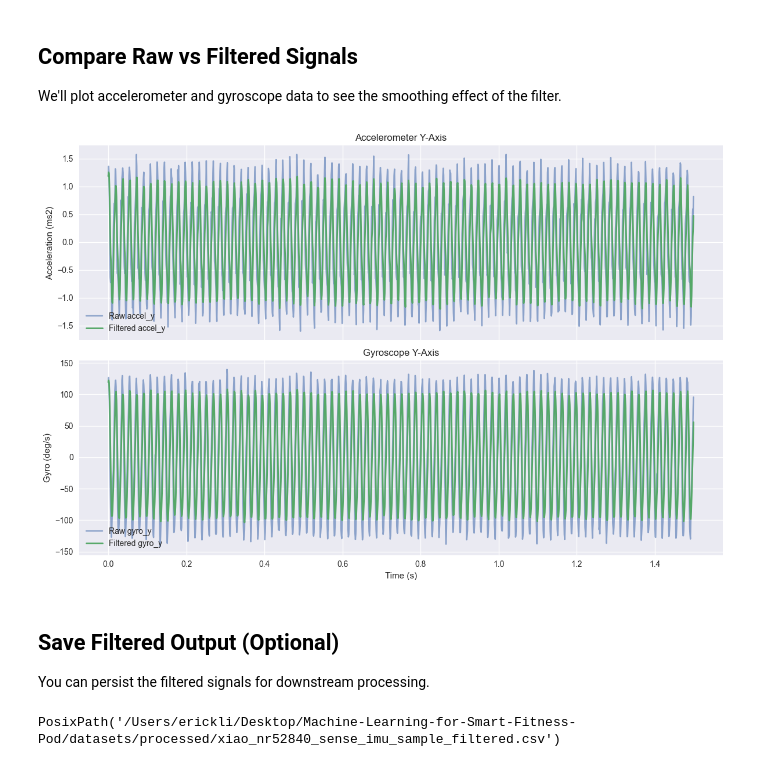
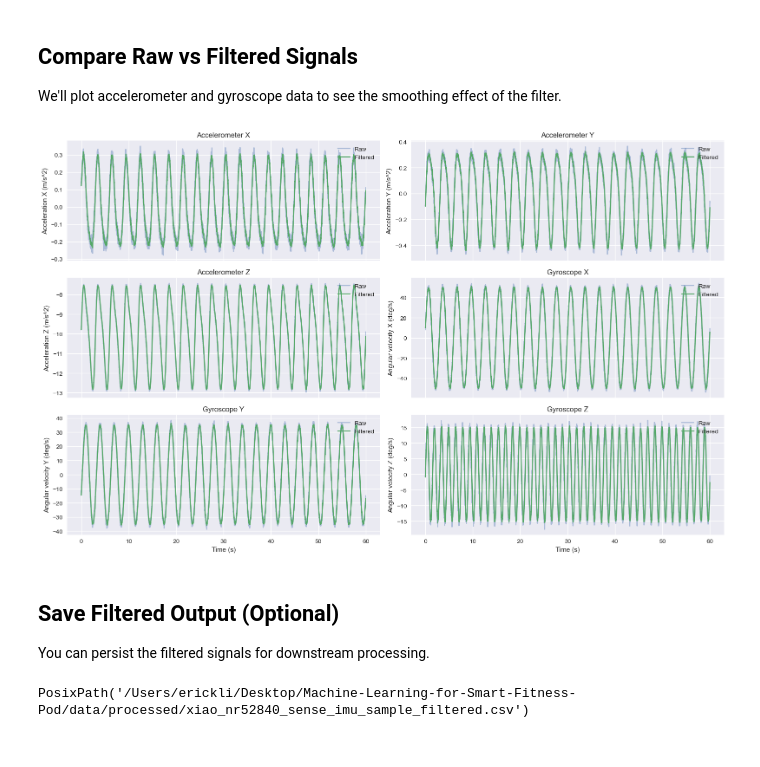
Before and after one commit to IceErick/Machine-Learning-for-Smart-Fitness-Pod, a Jupyter notebook: notebooks/LowPassFilter.ipynb, the cells around one changed output. Cells and saved outputs as stored; diff of their text form; code cells hidden in the pictures.

```diff
--- a/notebooks/LowPassFilter.ipynb
+++ b/notebooks/LowPassFilter.ipynb
@@ -15,8 +15,8 @@ plt.style.use('seaborn-v0_8')
 ## Load the IMU Sample
 The CSV stores 10 seconds of data sampled at 50 Hz.
 # %%
-DATA_PATH = Path('D:/grp/Machine-learning-for-Smart-Fitness-Pod/datasets/raw/run.csv')
-FS = 50.0  # sampling frequency in Hz
+DATA_PATH = Path('/Users/erickli/Desktop/Machine-Learning-for-Smart-Fitness-Pod/data/raw/run.csv')
+FS = 100.0  # sampling frequency in Hz for the wrist IMU
 
 df = pd.read_csv(DATA_PATH)
 df.head()
@@ -56,32 +56,40 @@ for column in columns_to_filter:
 ## Compare Raw vs Filtered Signals
 We'll plot accelerometer and gyroscope data to see the smoothing effect of the filter.
 # %%
-time_s = df['loop'] / 1000.0
+time_s = df['loop'] / FS
 
-fig, axes = plt.subplots(2, 1, figsize=(12, 8), sharex=True)
-axes[0].plot(time_s, df['accel_y_ms2'], label='Raw accel_y', alpha=0.6)
-axes[0].plot(time_s, filtered_df['accel_y_ms2'], label='Filtered accel_y', linewidth=2)
-axes[0].set_ylabel('Acceleration (ms2)')
-axes[0].legend()
-axes[0].set_title('Accelerometer Y-Axis')
+axis_configs = [
+    ('accel_x_ms2', 'Acceleration X (m/s^2)', 'Accelerometer X'),
+    ('accel_y_ms2', 'Acceleration Y (m/s^2)', 'Accelerometer Y'),
+    ('accel_z_ms2', 'Acceleration Z (m/s^2)', 'Accelerometer Z'),
+    ('gyro_x_dps', 'Angular velocity X (deg/s)', 'Gyroscope X'),
+    ('gyro_y_dps', 'Angular velocity Y (deg/s)', 'Gyroscope Y'),
+    ('gyro_z_dps', 'Angular velocity Z (deg/s)', 'Gyroscope Z'),
+]
 
-axes[1].plot(time_s, df['gyro_y_dps'], label='Raw gyro_y', alpha=0.6)
-axes[1].plot(time_s, filtered_df['gyro_y_dps'], label='Filtered gyro_y', linewidth=2)
-axes[1].set_ylabel('Gyro (deg/s)')
-axes[1].set_xlabel('Time (s)')
-axes[1].legend()
-axes[1].set_title('Gyroscope Y-Axis')
+fig, axes = plt.subplots(3, 2, figsize=(16, 10), sharex=True)
+axes = axes.flatten()
 
-plt.tight_layout()
+for ax, (column, ylabel, title) in zip(axes, axis_configs):
+    ax.plot(time_s, df[column], label='Raw', alpha=0.4)
+    ax.plot(time_s, filtered_df[column], label='Filtered', linewidth=1.8)
+    ax.set_ylabel(ylabel)
+    ax.set_title(title)
+    ax.legend(loc='upper right')
+
+for ax in axes[-2:]:
+    ax.set_xlabel('Time (s)')
+
+fig.tight_layout()
 plt.show()
 # %% [output]
-[figure, old version]
+[figure, new version]
 # %% [markdown]
 ## Save Filtered Output (Optional)
 You can persist the filtered signals for downstream processing.
 # %%
-OUTPUT_PATH = Path('/Users/erickli/Desktop/Machine-Learning-for-Smart-Fitness-Pod/datasets/processed/xiao_nr52840_sense_imu_sample_filtered.csv')
+OUTPUT_PATH = Path('/Users/erickli/Desktop/Machine-Learning-for-Smart-Fitness-Pod/data/processed/filtered.csv')
 filtered_df.to_csv(OUTPUT_PATH, index=False)
 OUTPUT_PATH
 # %% [output]
-PosixPath('/Users/erickli/Desktop/Machine-Learning-for-Smart-Fitness-Pod/datasets/processed/xiao_nr52840_sense_imu_sample_filtered.csv')
+PosixPath('/Users/erickli/Desktop/Machine-Learning-for-Smart-Fitness-Pod/data/processed/xiao_nr52840_sense_imu_sample_filtered.csv')
```
Also changed, not shown: parts of 1 cell of this notebook, 6 other files.
